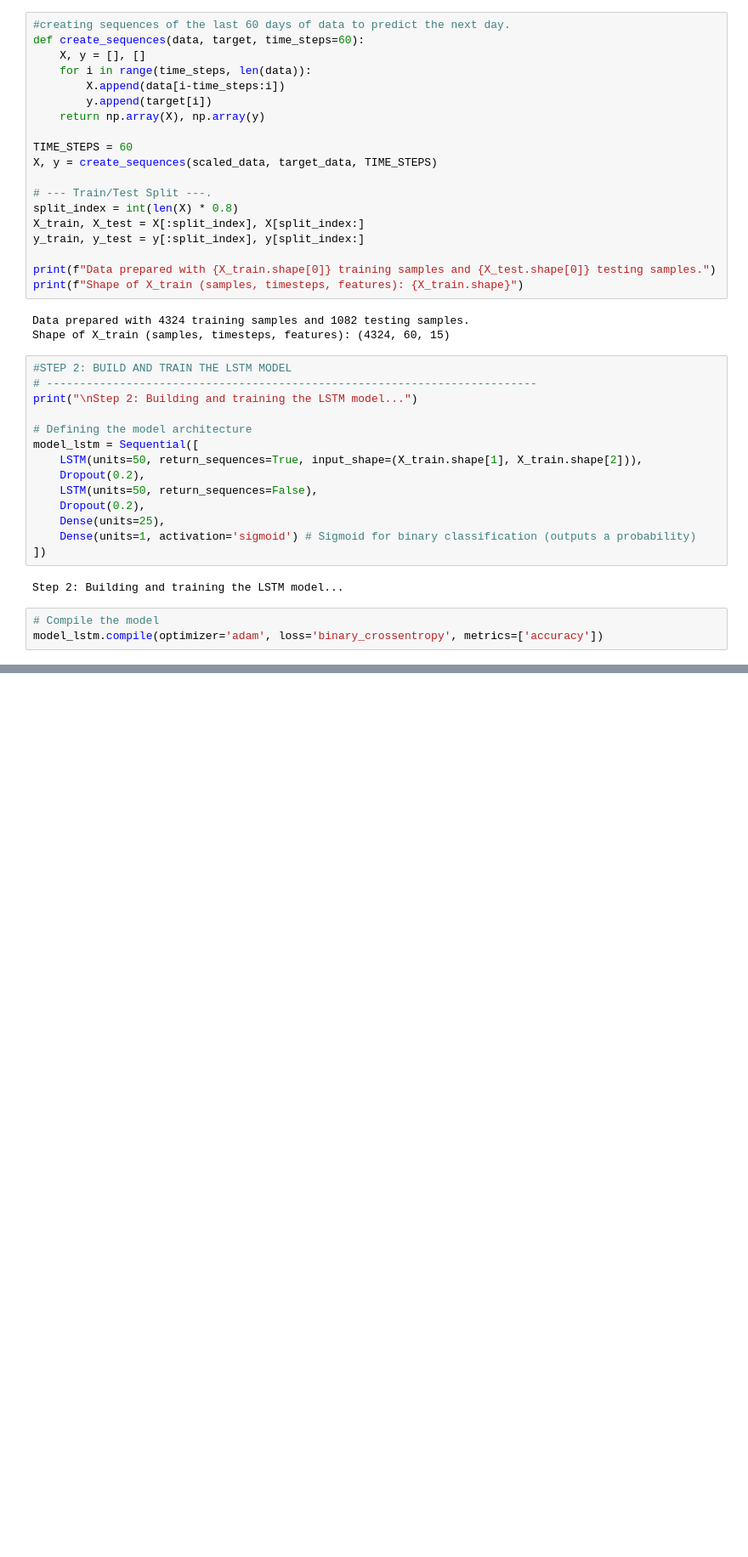
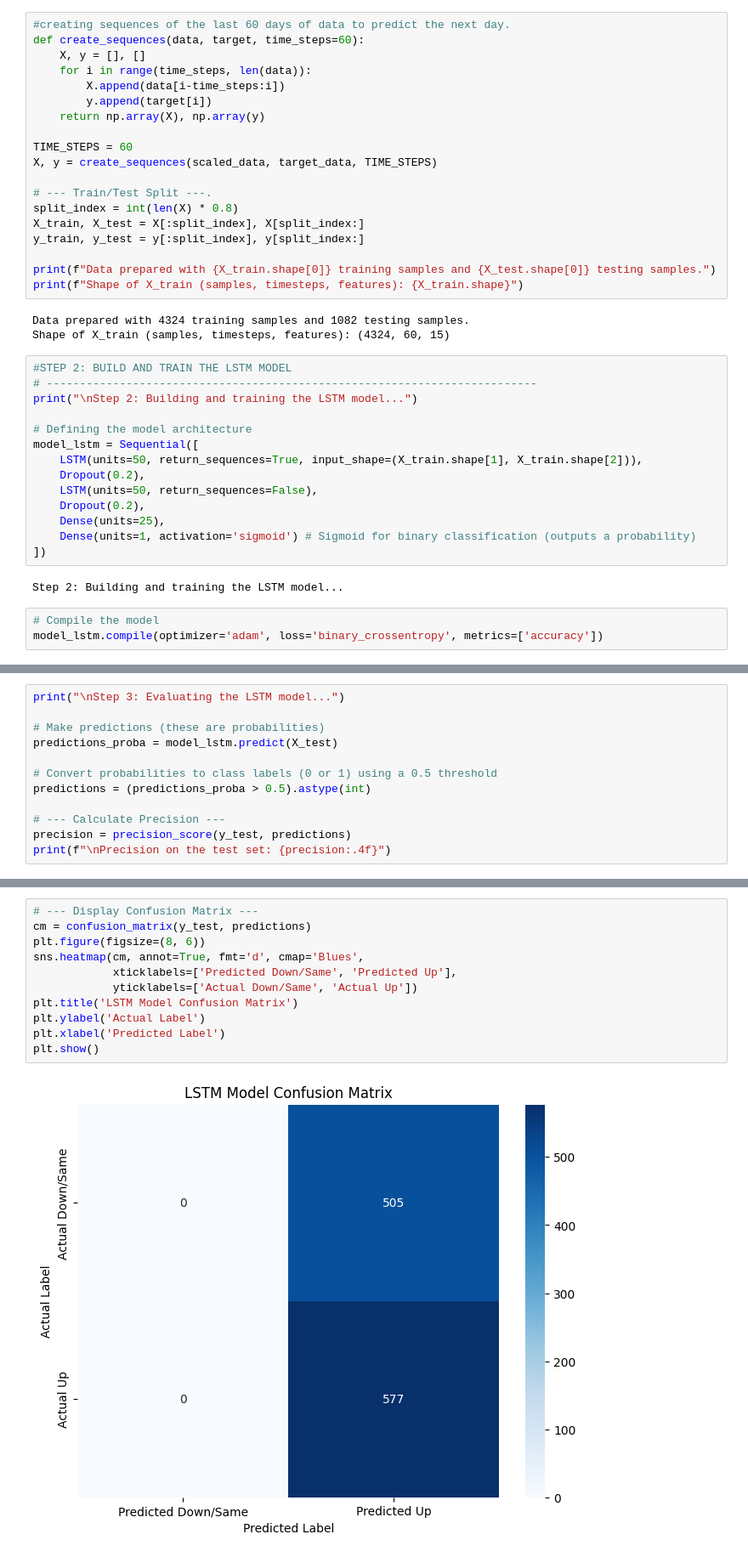
Before and after one commit to Sid-2004/Stock-Market-Predictor, a Jupyter notebook: Stock_Market_Predictor.ipynb, the cells around one changed output, grey strips where cells are left out. Shown at 85% size. Drawn from its saved outputs; the diff is of its cells as text; blank space fills up the shorter version.

```diff
--- a/Stock_Market_Predictor.ipynb
+++ b/Stock_Market_Predictor.ipynb
@@ -636,0 +659,12 @@ Model: "sequential"
+# %%
+print("\nStep 3: Evaluating the LSTM model...")
+
+# Make predictions (these are probabilities)
+predictions_proba = model_lstm.predict(X_test)
+
+# Convert probabilities to class labels (0 or 1) using a 0.5 threshold
+predictions = (predictions_proba > 0.5).astype(int)
+
+# --- Calculate Precision ---
+precision = precision_score(y_test, predictions)
+print(f"\nPrecision on the test set: {precision:.4f}")
@@ -636,0 +688,13 @@ Model: "sequential"
+# %%
+# --- Display Confusion Matrix ---
+cm = confusion_matrix(y_test, predictions)
+plt.figure(figsize=(8, 6))
+sns.heatmap(cm, annot=True, fmt='d', cmap='Blues',
+            xticklabels=['Predicted Down/Same', 'Predicted Up'],
+            yticklabels=['Actual Down/Same', 'Actual Up'])
+plt.title('LSTM Model Confusion Matrix')
+plt.ylabel('Actual Label')
+plt.xlabel('Predicted Label')
+plt.show()
+# %% [output]
+[figure, added]
```
Also changed, not shown: parts of 4 cells of this notebook.
